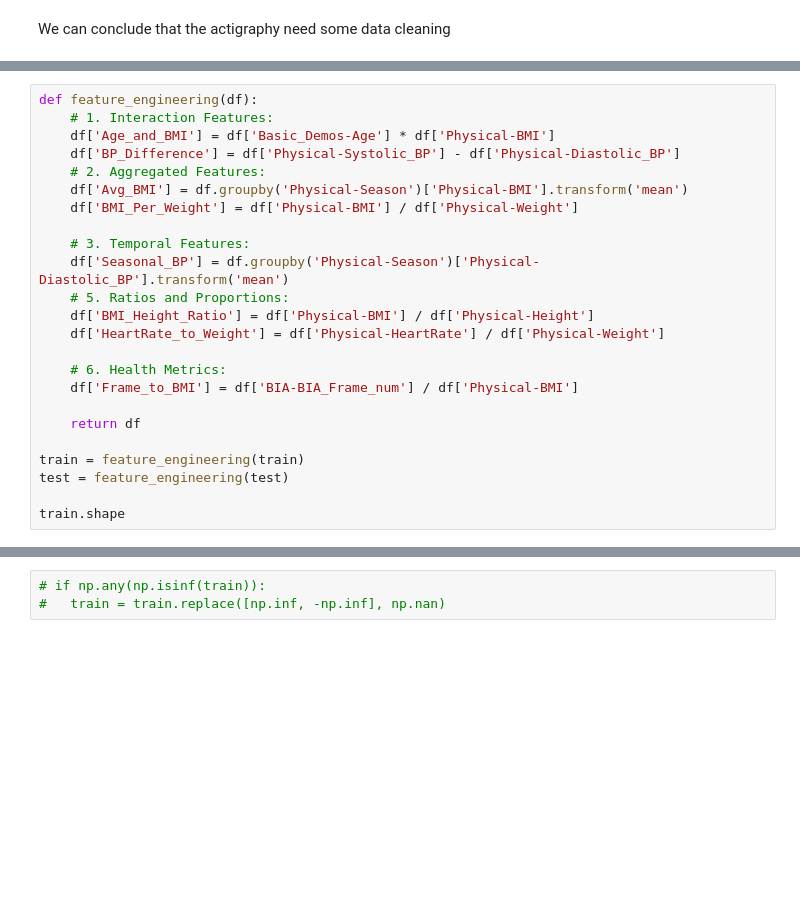
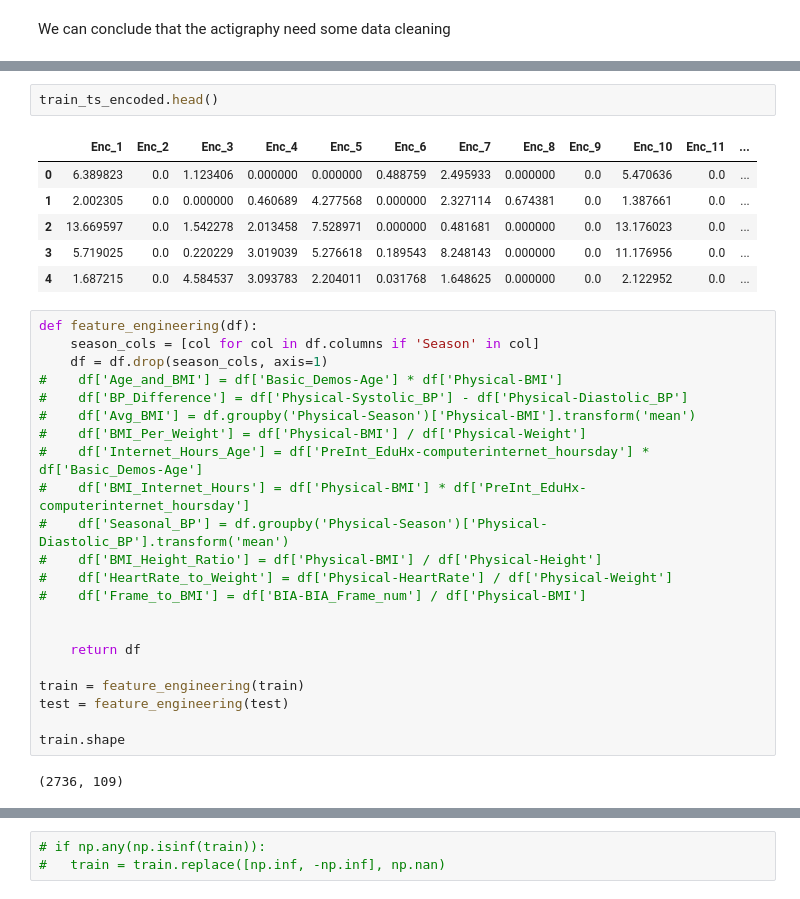
Before and after one commit to Tenebris4/cmi, a Jupyter notebook: cmi-night-wolves.ipynb, the cells around one changed output, grey strips where cells are left out. Cells and saved outputs as stored; diff of their text form; blank space fills up the shorter version.

```diff
--- a/cmi-night-wolves.ipynb
+++ b/cmi-night-wolves.ipynb
@@ -265,20 +394,27 @@ print(f'Train Shape : {train.shape} || Test Shape : {test.shape}')
+# %%
+train_ts_encoded.head()
+# %% [output]
+|  | Enc_1 | Enc_2 | Enc_3 | Enc_4 | Enc_5 | Enc_6 | Enc_7 | Enc_8 | Enc_9 | Enc_10 | Enc_11 | ... |
+| 0 | 6.389823 | 0.0 | 1.123406 | 0.000000 | 0.000000 | 0.488759 | 2.495933 | 0.000000 | 0.0 | 5.470636 | 0.0 | ... |
+| 1 | 2.002305 | 0.0 | 0.000000 | 0.460689 | 4.277568 | 0.000000 | 2.327114 | 0.674381 | 0.0 | 1.387661 | 0.0 | ... |
+| 2 | 13.669597 | 0.0 | 1.542278 | 2.013458 | 7.528971 | 0.000000 | 0.481681 | 0.000000 | 0.0 | 13.176023 | 0.0 | ... |
+| 3 | 5.719025 | 0.0 | 0.220229 | 3.019039 | 5.276618 | 0.189543 | 8.248143 | 0.000000 | 0.0 | 11.176956 | 0.0 | ... |
+| 4 | 1.687215 | 0.0 | 4.584537 | 3.093783 | 2.204011 | 0.031768 | 1.648625 | 0.000000 | 0.0 | 2.122952 | 0.0 | ... |
 # %%
 def feature_engineering(df):
-    # 1. Interaction Features:
-    df['Age_and_BMI'] = df['Basic_Demos-Age'] * df['Physical-BMI']
-    df['BP_Difference'] = df['Physical-Systolic_BP'] - df['Physical-Diastolic_BP']
-    # 2. Aggregated Features:
-    df['Avg_BMI'] = df.groupby('Physical-Season')['Physical-BMI'].transform('mean')
-    df['BMI_Per_Weight'] = df['Physical-BMI'] / df['Physical-Weight']
+    season_cols = [col for col in df.columns if 'Season' in col]
+    df = df.drop(season_cols, axis=1)
+#    df['Age_and_BMI'] = df['Basic_Demos-Age'] * df['Physical-BMI']
+#    df['BP_Difference'] = df['Physical-Systolic_BP'] - df['Physical-Diastolic_BP']
+#    df['Avg_BMI'] = df.groupby('Physical-Season')['Physical-BMI'].transform('mean')
+#    df['BMI_Per_Weight'] = df['Physical-BMI'] / df['Physical-Weight']
+#    df['Internet_Hours_Age'] = df['PreInt_EduHx-computerinternet_hoursday'] * df['Basic_Demos-Age']
+#    df['BMI_Internet_Hours'] = df['Physical-BMI'] * df['PreInt_EduHx-computerinternet_hoursday']
+#    df['Seasonal_BP'] = df.groupby('Physical-Season')['Physical-Diastolic_BP'].transform('mean')
+#    df['BMI_Height_Ratio'] = df['Physical-BMI'] / df['Physical-Height']
+#    df['HeartRate_to_Weight'] = df['Physical-HeartRate'] / df['Physical-Weight']
+#    df['Frame_to_BMI'] = df['BIA-BIA_Frame_num'] / df['Physical-BMI']
 
-    # 3. Temporal Features:
-    df['Seasonal_BP'] = df.groupby('Physical-Season')['Physical-Diastolic_BP'].transform('mean')
-    # 5. Ratios and Proportions:
-    df['BMI_Height_Ratio'] = df['Physical-BMI'] / df['Physical-Height']
-    df['HeartRate_to_Weight'] = df['Physical-HeartRate'] / df['Physical-Weight']
-
-    # 6. Health Metrics:
-    df['Frame_to_BMI'] = df['BIA-BIA_Frame_num'] / df['Physical-BMI']
 
     return df
 
@@ -286,5 +422,7 @@ train = feature_engineering(train)
 test = feature_engineering(test)
 
 train.shape
+# %% [output]
+(2736, 109)
 # %%
 test.shape
```
Also changed, not shown: parts of 13 cells of this notebook.
